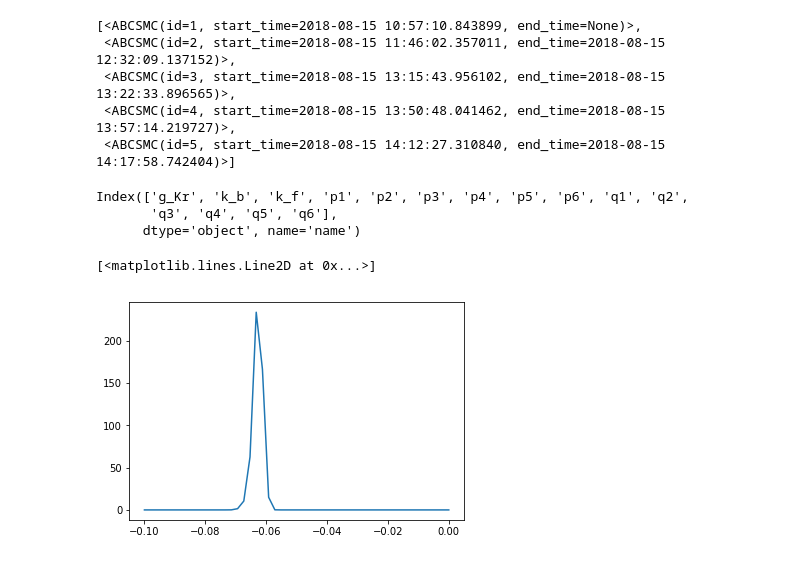
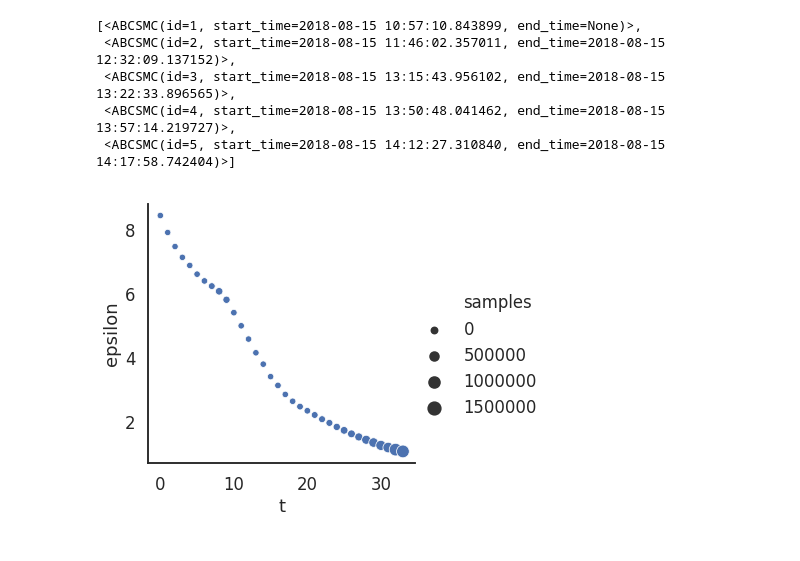
Before and after one commit to charleshouston/ion-channel-ABC, a Jupyter notebook: docs/examples/hl-1_ikr.ipynb, the cells around one changed output. Drawn from its saved outputs; the diff is of its cells as text; code cells hidden in the pictures.

```diff
--- a/docs/examples/hl-1_ikr.ipynb
+++ b/docs/examples/hl-1_ikr.ipynb
@@ -170,4 +177,11 @@ history.all_runs()
  <ABCSMC(id=5, start_time=2018-08-15 14:12:27.310840, end_time=2018-08-15 14:17:58.742404)>]
 # %%
 history.id = 5
+# %%
+sns.set_context('talk')
+evolution = history.get_all_populations()
+grid = sns.relplot(x='t', y='epsilon', size='samples', data=evolution[evolution.t>=0])
+grid.savefig('results/ikr/eps_evolution.pdf')
+# %% [output]
+[figure, added]
 # %%
@@ -175,14 +188,0 @@ post_df, post_w = history.get_distribution(m=0)
-# %%
-post_df.keys()
-# %% [output]
-Index(['g_Kr', 'k_b', 'k_f', 'p1', 'p2', 'p3', 'p4', 'p5', 'p6', 'q1', 'q2',
-       'q3', 'q4', 'q5', 'q6'],
-      dtype='object', name='name')
-# %%
-from pyabc.visualization import kde_1d
-key = 'q6'
-x, pdf = kde_1d(post_df, post_w, key, xmin=limits[key][0], xmax=limits[key][1])
-plt.plot(x, pdf)
-# %% [output]
-[<matplotlib.lines.Line2D at 0x...>]
-[figure, removed]
```
Also changed, not shown: parts of 18 cells of this notebook, 3 other files.
